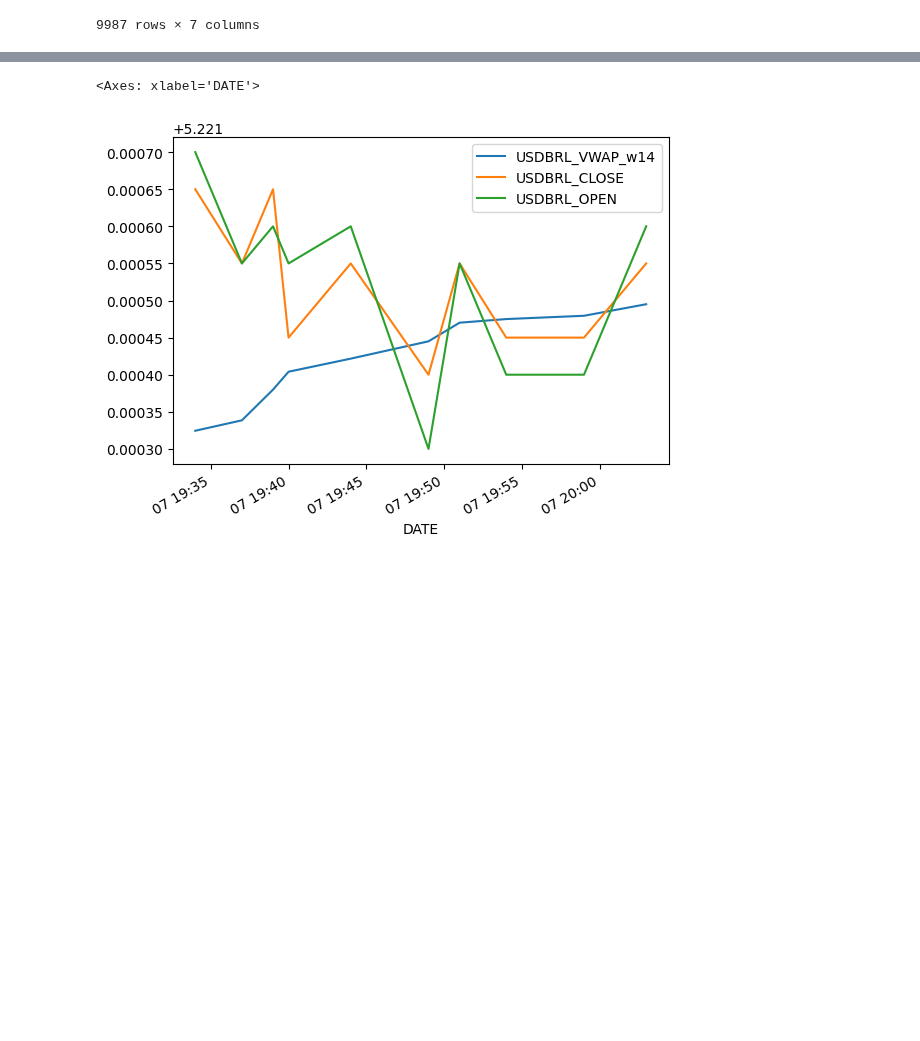
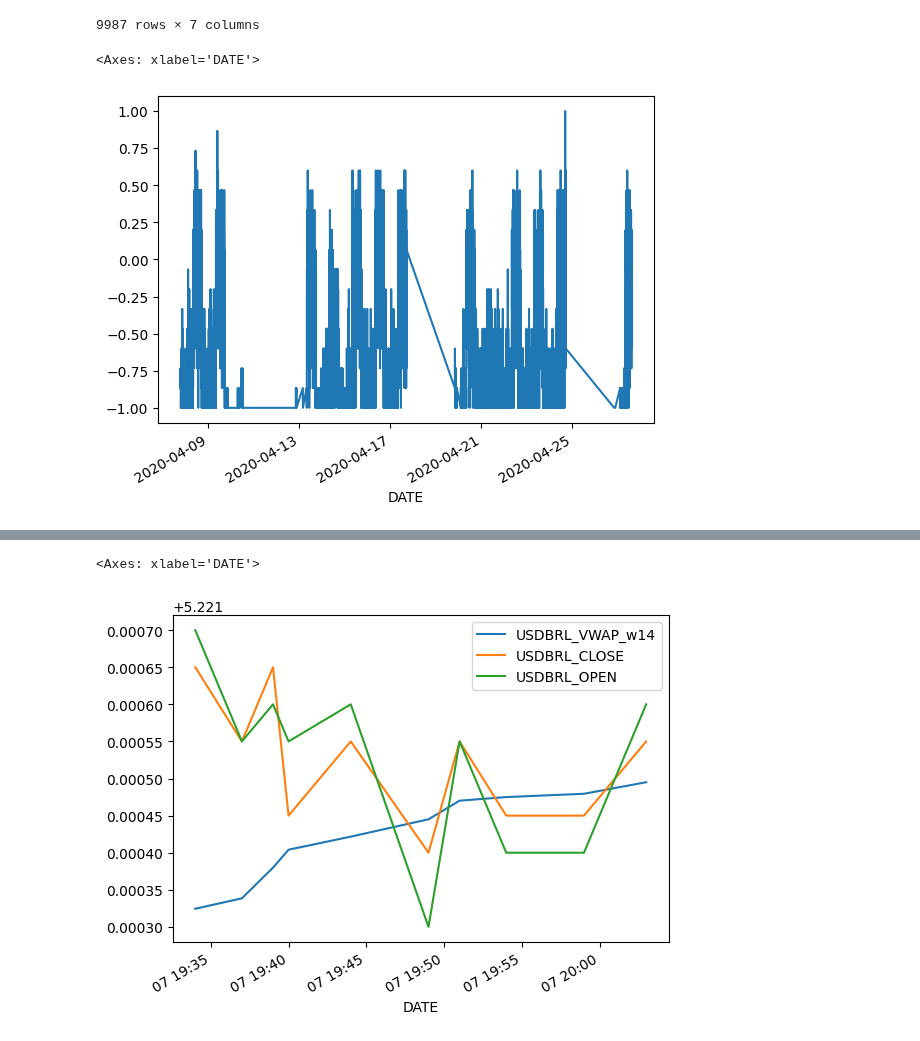
Before and after one commit to yashbhesaniya/fractional-differentiation-time-series, a Jupyter notebook: notebooks/indicators1.ipynb, the cells around one changed output, grey strips where cells are left out. Cells and saved outputs as stored; diff of their text form; code cells hidden in the pictures; blank space fills up the shorter version.

```diff
--- a/notebooks/indicators1.ipynb
+++ b/notebooks/indicators1.ipynb
@@ -161,3 +132,10 @@ if (norm_data):
 | 2020-04-27 14:17:00 | 0.879348 | 0.871754 | 0.886713 | 0.875163 | 0.066667 | ... |
 | 2020-04-27 14:18:00 | 0.871410 | 0.875649 | 0.874865 | 0.875163 | -0.066667 | ... |
 9987 rows × 7 columns
+# %%
+# Plot the volume chart
+df_volume = df_norm.USDBRL_VOLUME_norm
+df_volume.plot(kind="line")
+# %% [output]
+<Axes: xlabel='DATE'>
+[figure, added]
```
Also changed, not shown: parts of 6 cells of this notebook, 1 other file.
